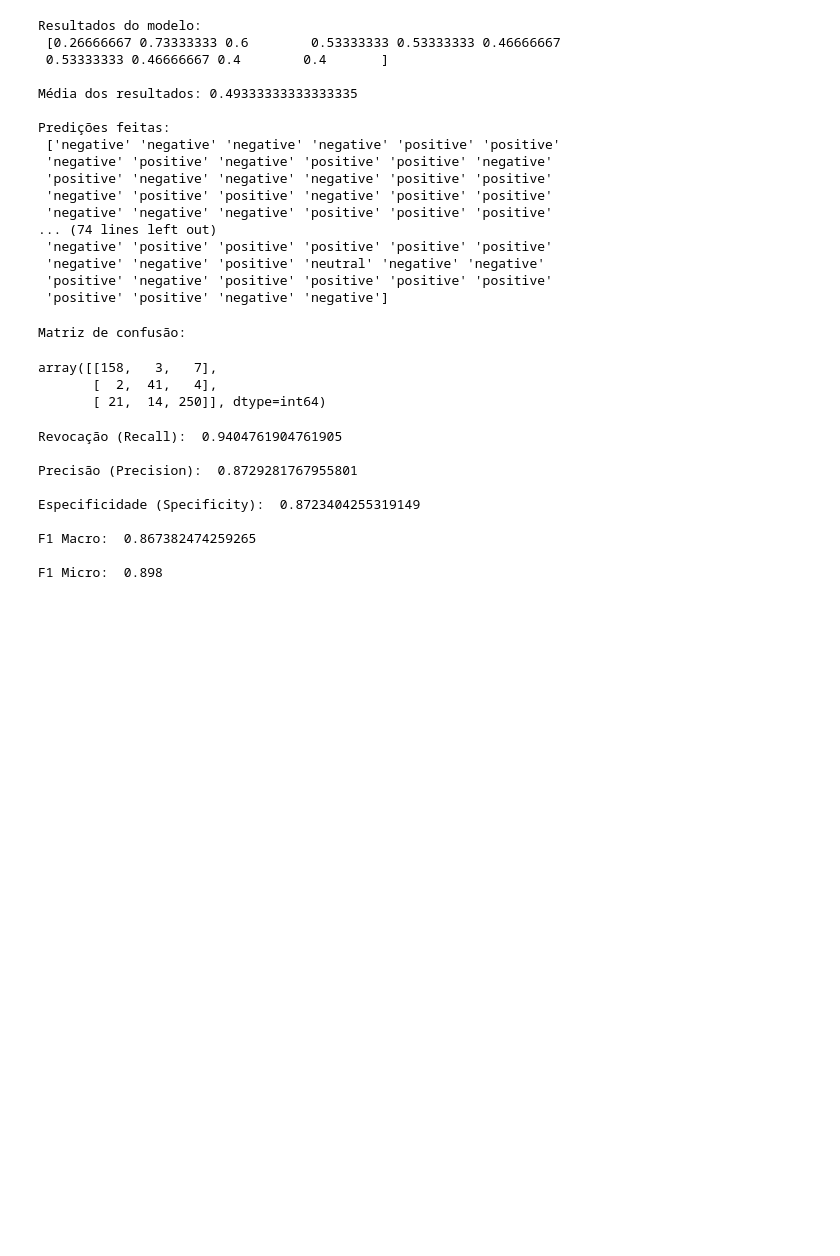
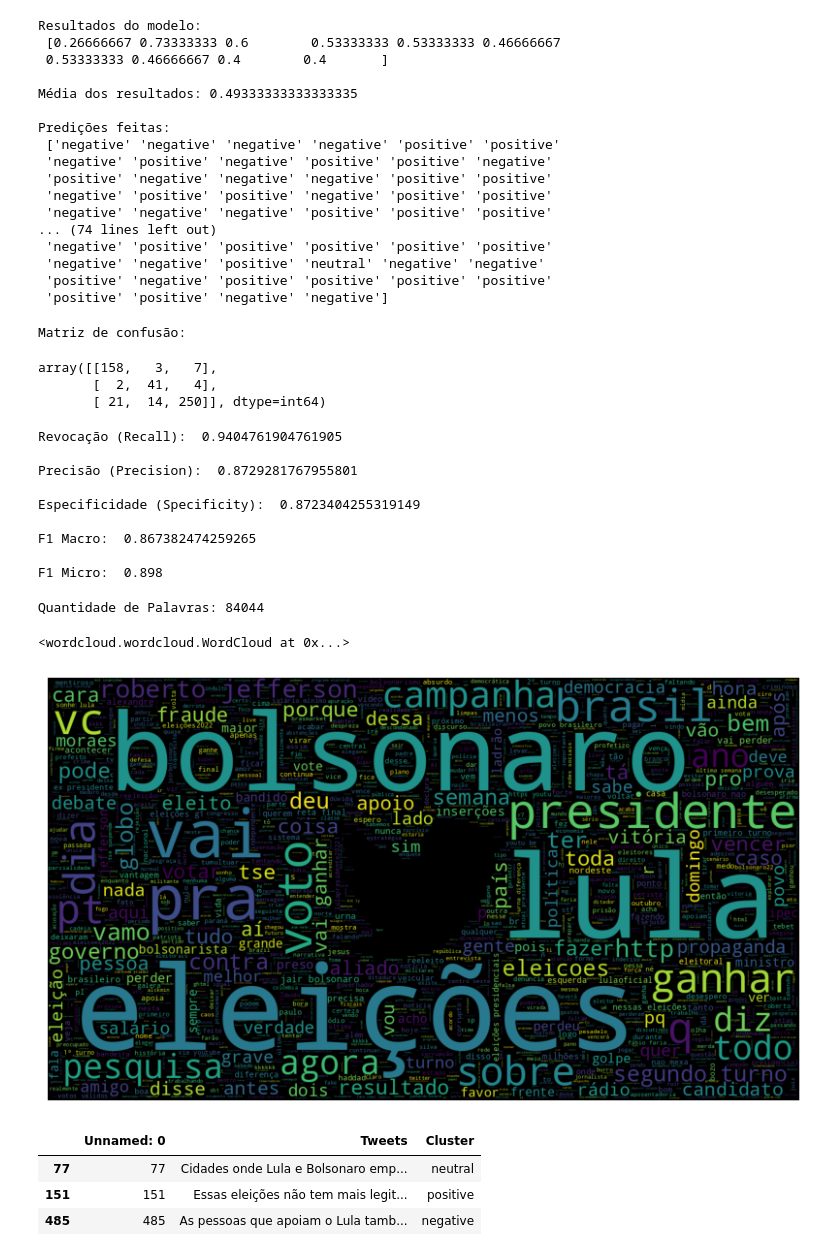
Before and after one commit to Renan-Santana/PI4-WebScraping, a Jupyter notebook: Supervisao.ipynb, the cells around one changed output. Cells and saved outputs as stored; diff of their text form; code cells hidden in the pictures; blank space fills up the shorter version.

Commit message:
Realizado wordcloud e extração de três exemplos de classificação

```diff
--- a/Supervisao.ipynb
+++ b/Supervisao.ipynb
@@ -452,3 +452,52 @@ Especificidade (Specificity):  0.8723404255319149
 F1 Macro:  0.867382474259265
 
 F1 Micro:  0.898
+# %%
+# importar os pacotes necessários
+from PIL import Image
+from wordcloud import WordCloud
+from nltk.corpus import stopwords
+import DataFrame
+
+# criar dataframe de tweets
+tweets = DataFrame.cria_df()
+
+# concatenar as palavras
+palavras = " ".join(s for s in tweets)
+
+# criar array de rgb da imagem da logo do twiteer
+twitter_mask = np.array(Image.open("twitterescuro.jpeg"))
+
+# ver quantidade de palavras
+print("Quantidade de Palavras: {}".format(len(palavras)))
+
+# gerar uma wordcloud
+wordcloud = WordCloud(stopwords=stopwords.words('portuguese'),
+                      background_color="black",
+                      width=1000,
+                      height=1000,
+                      max_words=2000,
+                      mask=twitter_mask,
+                      max_font_size=200,
+                      min_font_size=1).generate(palavras)
+
+# mostrar a imagem final
+fig, ax = plt.subplots(figsize=(10,6))
+ax.imshow(wordcloud, interpolation='bilinear')
+ax.set_axis_off()
+
+plt.imshow(wordcloud);
+wordcloud.to_file("wordcloud_tweets.png")
+# %% [output]
+Quantidade de Palavras: 84044
+<wordcloud.wordcloud.WordCloud at 0x...>
+[figure, added]
+# %%
+dataframe = pd.read_csv("tweets_texto_agrupados.csv").sample(n = 3);
+
+dataframe
+# %% [output]
+|  | Unnamed: 0 | Tweets | Cluster |
+| 77 | 77 | Cidades onde Lula e Bolsonaro emp... | neutral |
+| 151 | 151 | Essas eleições não tem mais legit... | positive |
+| 485 | 485 | As pessoas que apoiam o Lula tamb... | negative |
```
Also changed, not shown: 2 other files.
